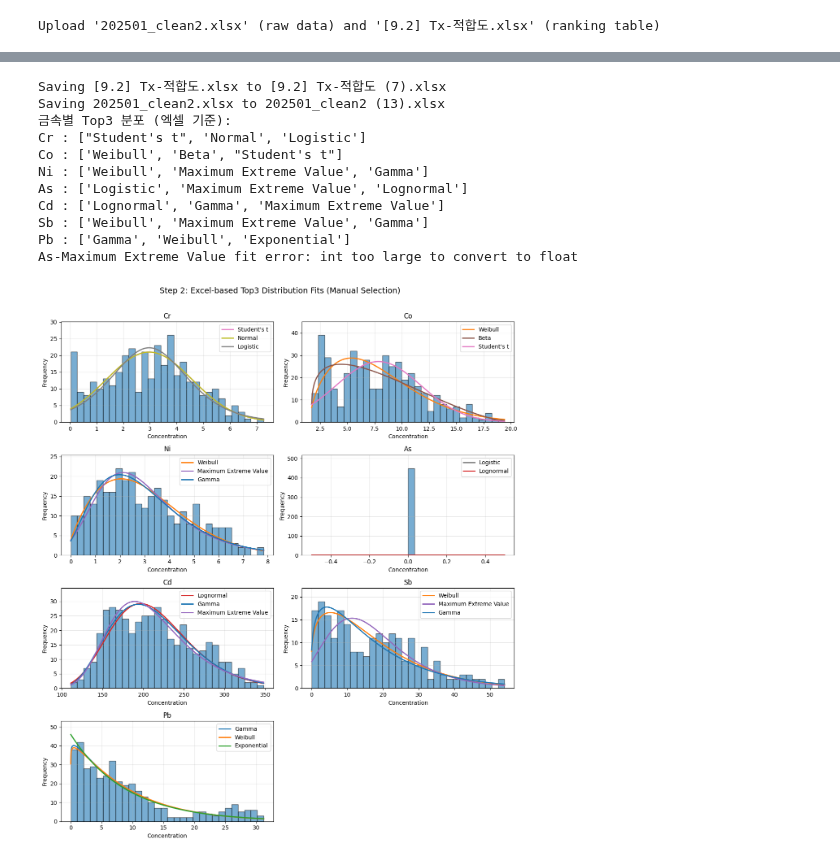
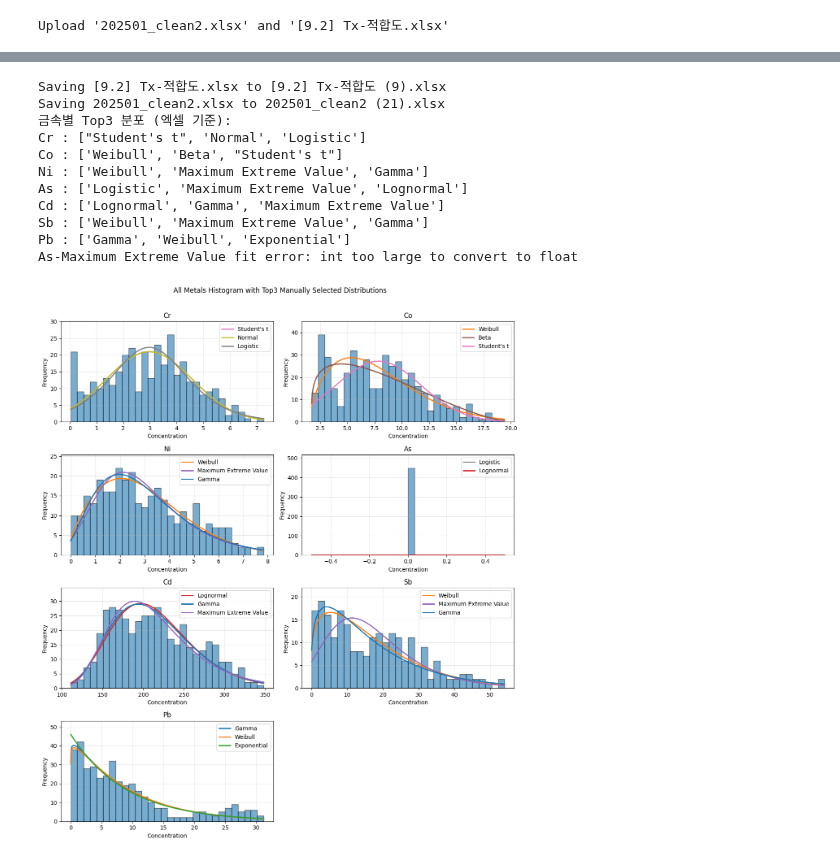
Before and after one commit to hyen0322/202508, a Jupyter notebook: [9.2] 분포 피팅.ipynb, the cells around one changed output, grey strips where cells are left out. Cells and saved outputs as stored; diff of their text form; code cells hidden in the pictures.

```diff
--- a/[9.2] 분포 피팅.ipynb
+++ b/[9.2] 분포 피팅.ipynb
@@ -462,4 +439,5 @@ Summary Excel → fit_outputs_top3/Tx-적합도_auto.xlsx
 # %%
+# 수동 피팅
 import numpy as np
 import pandas as pd
 import matplotlib.pyplot as plt
@@ -467,10 +445,8 @@ from scipy import stats
 from google.colab import files
 import re, os
 
-# ---------------------------------
 # 1) Colab 파일 업로드
-# ---------------------------------
-print("Upload '202501_clean2.xlsx' (raw data) and '[9.2] Tx-적합도.xlsx' (ranking table)")
+print("Upload '202501_clean2.xlsx' and '[9.2] Tx-적합도.xlsx'")
 uploaded = files.upload()
 
 INPUT_FILE = None
@@ -484,9 +460,7 @@ for fn in uploaded.keys():
 if INPUT_FILE is None or RANK_FILE is None:
     raise FileNotFoundError("'202501_clean2.xlsx' 와 '[9.2] Tx-적합도.xlsx' 두 파일 모두 업로드해야 합니다.")
 
-# ---------------------------------
 # 2) 분포 이름 매핑 & 설정
-# ---------------------------------
 DIST_NAME_MAP = {
     "스튜던트의 t": "Student's t",
     "정규": "Normal",
@@ -501,8 +475,7 @@ DIST_NAME_MAP = {
     "균일": "Uniform",
     "지수": "Exponential",
     "파레토": "Pareto",
-    "BetaPERT": "BetaPERT"
-}
+    "BetaPERT": "BetaPERT"}
 
 DIST_REGISTRY = {
     "Gamma": {"dist": stats.gamma},
@@ -517,8 +490,7 @@ DIST_REGISTRY = {
     "Beta": {"dist": stats.beta},
     "Triangular": {"dist": stats.triang},
     "Uniform": {"dist": stats.uniform},
-    "Pareto": {"dist": stats.pareto},
-}
+    "Pareto": {"dist": stats.pareto},}
 
 DIST_COLORS = {
     "Gamma": "tab:blue",
@@ -533,12 +505,9 @@ DIST_COLORS = {
     "Minimum Extreme Value": "tab:cyan",
     "Triangular": "tab:blue",
     "Pareto": "tab:green",
-    "Uniform": "tab:red",
-}
+    "Uniform": "tab:red",}
 
-# ---------------------------------
 # 3) 유틸 함수
-# ---------------------------------
 def find_metal_column(df: pd.DataFrame, metal: str):
     cols = list(df.columns)
     # 완전 일치
@@ -566,9 +535,7 @@ def freedman_diaconis_bins(x, min_bins=30, max_bins=70, target_bins=None):
     bins = int(np.ceil((x.max() - x.min()) / h))
     return max(2, max(min_bins, min(max_bins, bins)))
 
-# ---------------------------------
 # 4) 적합도표에서 Top3 추출
-# ---------------------------------
 df_rank = pd.read_excel(RANK_FILE, sheet_name="데이터 계열", header=None)
 
 metals = ["Cr","Co","Ni","As","Cd","Sb","Pb"]
@@ -590,17 +557,14 @@ for metal in metals:
 
     df_block_sorted = df_block.sort_values(
         by=["A-D","K-S P-값","카이제곱 P-값","모수 수"],
-        ascending=[True, False, False, True]
-    )
+        ascending=[True, False, False, True])
     rankings[metal] = [DIST_NAME_MAP.get(name, name) for name in df_block_sorted["분포"].head(3).tolist()]
 
 print("금속별 Top3 분포 (엑셀 기준):")
 for m, lst in rankings.items():
     print(m, ":", lst)
 
-# ---------------------------------
 # 5) 히스토그램 + 수동 Top3 분포 피팅
-# ---------------------------------
 df = pd.read_excel(INPUT_FILE)
 
 def manual_fit_plot(metal, dist_list, ax):
@@ -638,37 +602,35 @@ def manual_fit_plot(metal, dist_list, ax):
     ax.set_ylabel("Frequency")
     ax.legend()
     ax.grid(alpha=0.3)
 
-# ---------------------------------
 # 6) 한 페이지 시각화
-# ---------------------------------
 n = len(rankings)
 n_cols = 2
 n_rows = int(np.ceil(n/n_cols))
 fig, axes = plt.subplots(n_rows, n_cols, figsize=(12, 3.5*n_rows))
 axes = axes.flatten()
 
 for idx, (metal, dlist) in enumerate(rankings.items()):
     manual_fit_plot(metal, dlist, axes[idx])
 
 for k in range(idx+1, len(axes)):
     axes[k].axis("off")
 
-fig.suptitle("Step 2: Excel-based Top3 Distribution Fits (Manual Selection)", fontsize=14)
+fig.suptitle("All Metals Histogram with Top3 Manually Selected Distributions")
 fig.tight_layout(rect=[0,0,1,0.97])
 plt.show()
 # %% [output]
-Upload '202501_clean2.xlsx' (raw data) and '[9.2] Tx-적합도.xlsx' (ranking table)
+Upload '202501_clean2.xlsx' and '[9.2] Tx-적합도.xlsx'
 [interactive output not drawn]
-Saving [9.2] Tx-적합도.xlsx to [9.2] Tx-적합도 (7).xlsx
-Saving 202501_clean2.xlsx to 202501_clean2 (13).xlsx
+Saving [9.2] Tx-적합도.xlsx to [9.2] Tx-적합도 (9).xlsx
+Saving 202501_clean2.xlsx to 202501_clean2 (21).xlsx
 금속별 Top3 분포 (엑셀 기준):
 Cr : ["Student's t", 'Normal', 'Logistic']
 Co : ['Weibull', 'Beta', "Student's t"]
 Ni : ['Weibull', 'Maximum Extreme Value', 'Gamma']
 As : ['Logistic', 'Maximum Extreme Value', 'Lognormal']
 Cd : ['Lognormal', 'Gamma', 'Maximum Extreme Value']
 Sb : ['Weibull', 'Maximum Extreme Value', 'Gamma']
 Pb : ['Gamma', 'Weibull', 'Exponential']
 As-Maximum Extreme Value fit error: int too large to convert to float
-[figure, old version]
+[figure, new version]
```
Also changed, not shown: parts of 3 cells of this notebook.
